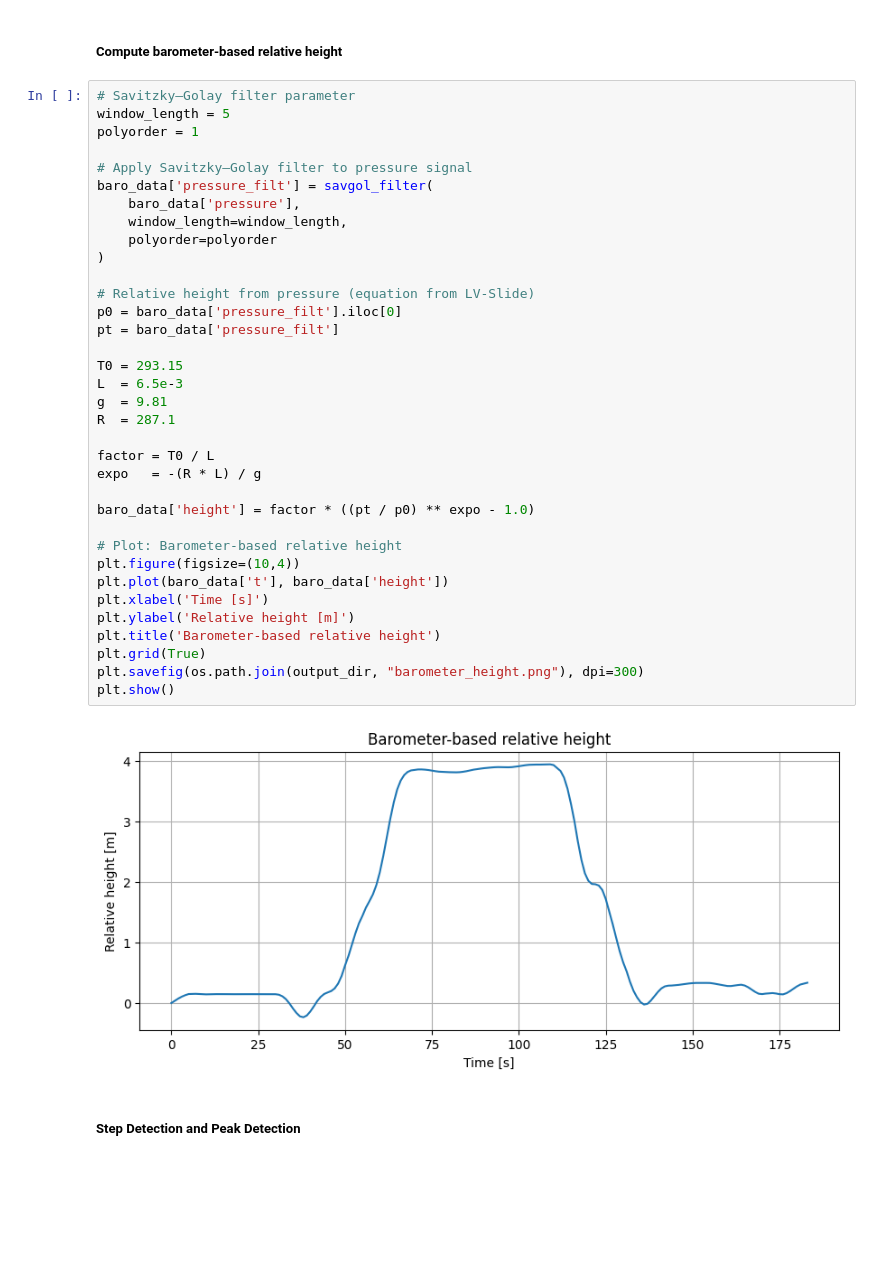
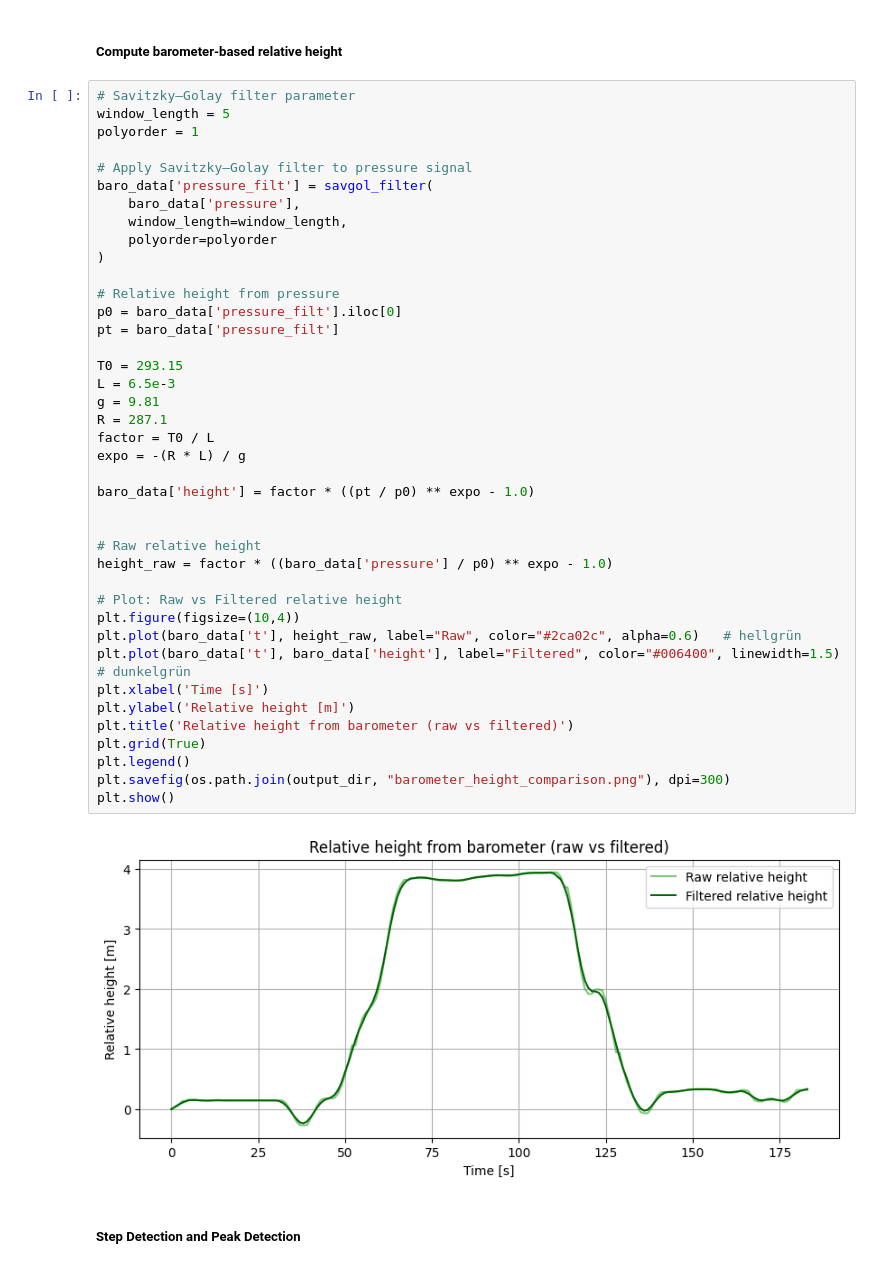
Before and after one commit to bernadettesophia/Navi_Lab02_WS25, a Jupyter notebook: lab02_ws2025_26_GROUPB_KAKUSKA_OETTL.ipynb, the cells around one changed output. Cells and saved outputs as stored; diff of their text form; blank space fills up the shorter version.

```diff
--- a/lab02_ws2025_26_GROUPB_KAKUSKA_OETTL.ipynb
+++ b/lab02_ws2025_26_GROUPB_KAKUSKA_OETTL.ipynb
@@ -201,40 +201,45 @@ acc_data["acc_norm"] = np.sqrt(acc_data["acc_x"]**2 +
 # %%
 # Savitzky–Golay filter parameter
 window_length = 5
 polyorder = 1
 
 # Apply Savitzky–Golay filter to pressure signal
 baro_data['pressure_filt'] = savgol_filter(
     baro_data['pressure'],
     window_length=window_length,
     polyorder=polyorder
 )
 
-# Relative height from pressure (equation from LV-Slide)
+# Relative height from pressure
 p0 = baro_data['pressure_filt'].iloc[0]
 pt = baro_data['pressure_filt']
 
 T0 = 293.15
-L  = 6.5e-3
-g  = 9.81
-R  = 287.1
-
+L = 6.5e-3
+g = 9.81
+R = 287.1
 factor = T0 / L
-expo   = -(R * L) / g
+expo = -(R * L) / g
 
 baro_data['height'] = factor * ((pt / p0) ** expo - 1.0)
 
-# Plot: Barometer-based relative height
+
+# Raw relative height
+height_raw = factor * ((baro_data['pressure'] / p0) ** expo - 1.0)
+
+# Plot: Raw vs Filtered relative height
 plt.figure(figsize=(10,4))
-plt.plot(baro_data['t'], baro_data['height'])
+plt.plot(baro_data['t'], height_raw, label="Raw", color="#2ca02c", alpha=0.6)   # hellgrün
+plt.plot(baro_data['t'], baro_data['height'], label="Filtered", color="#006400", linewidth=1.5)  # dunkelgrün
 plt.xlabel('Time [s]')
 plt.ylabel('Relative height [m]')
-plt.title('Barometer-based relative height')
+plt.title('Relative height from barometer (raw vs filtered)')
 plt.grid(True)
-plt.savefig(os.path.join(output_dir, "barometer_height.png"), dpi=300)
+plt.legend()
+plt.savefig(os.path.join(output_dir, "barometer_height_comparison.png"), dpi=300)
 plt.show()
 # %% [output]
-[figure, old version]
+[figure, new version]
 # %% [markdown]
 ##### Step Detection and Peak Detection
 # %%
```
Also changed, not shown: parts of 2 cells of this notebook, 4 other files.
